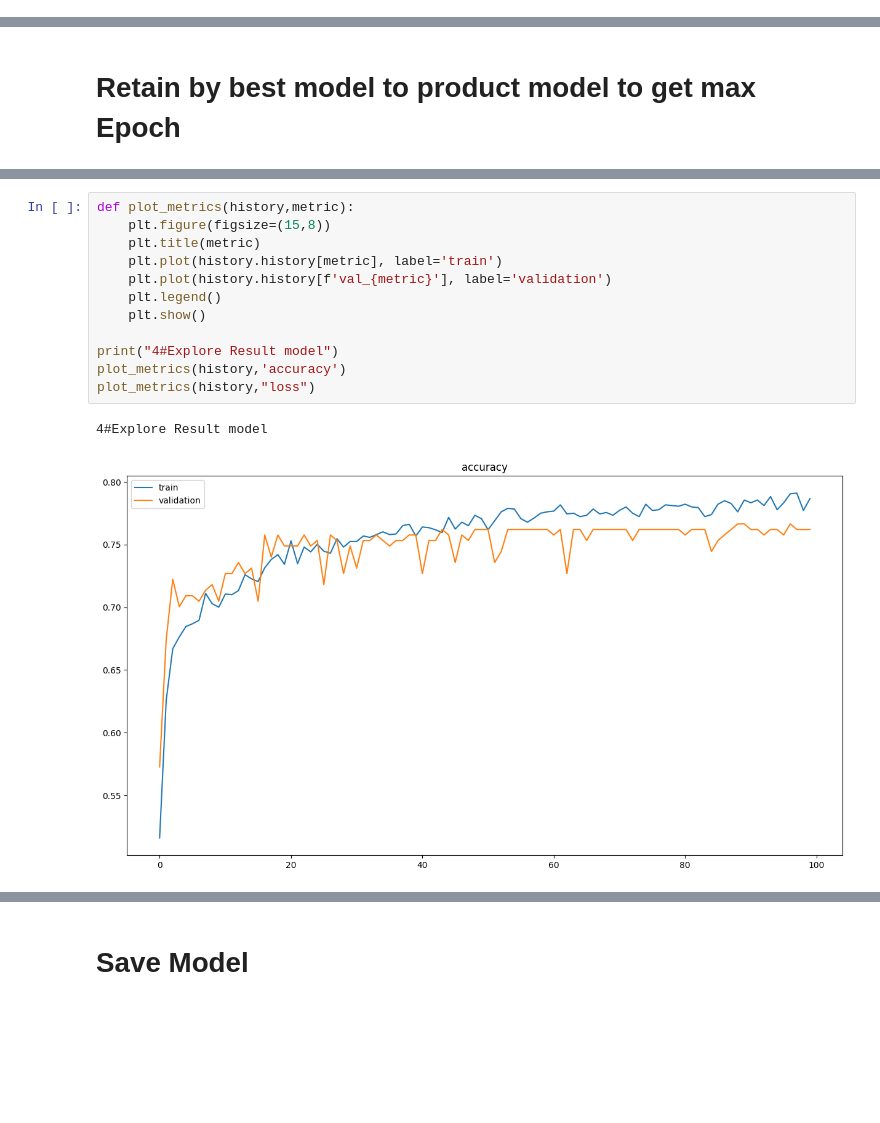
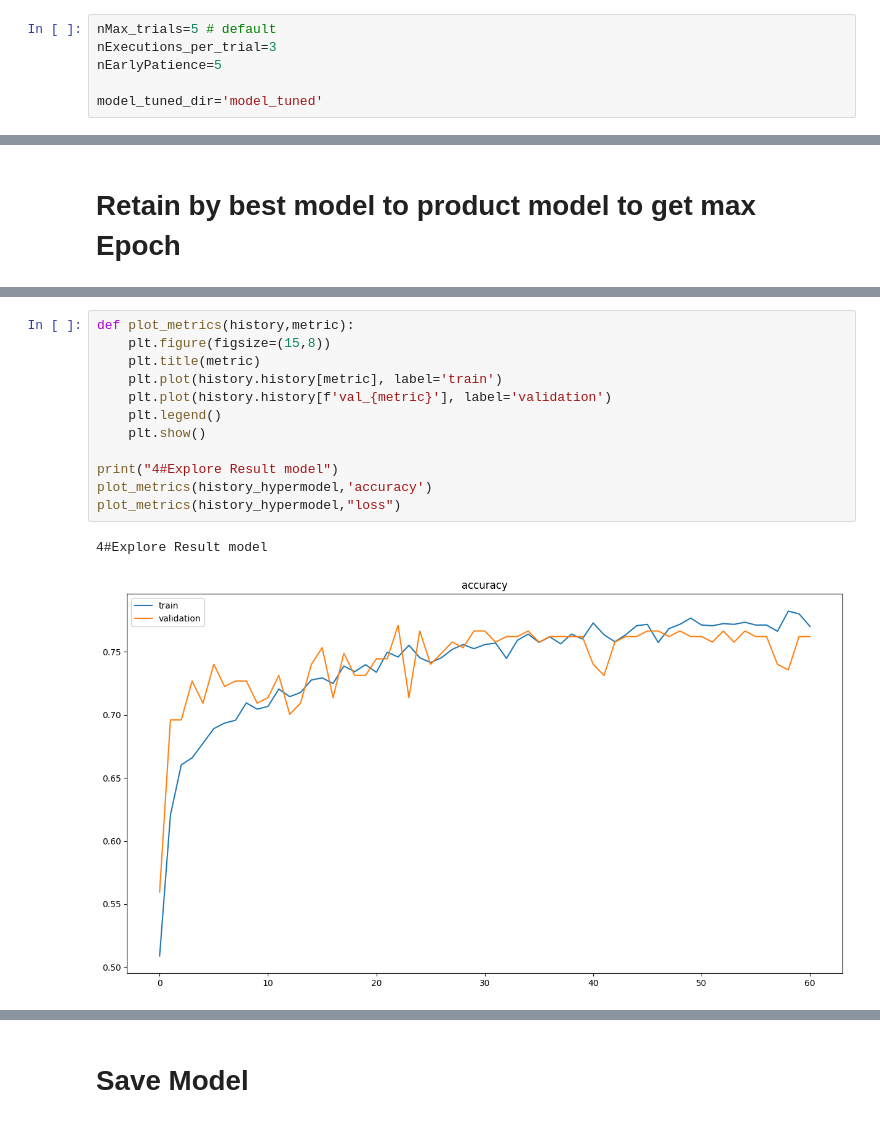
Before and after one commit to technqvi/MyYoutube-Demo, a Jupyter notebook: google_data_ai/t4-tuning_train_model.ipynb, the cells around one changed output, grey strips where cells are left out. Saved outputs shown, nothing was run; the diff lists cells and outputs as text; blank space fills up the shorter version.

```diff
--- a/google_data_ai/t4-tuning_train_model.ipynb
+++ b/google_data_ai/t4-tuning_train_model.ipynb
@@ -301,5 +297,11 @@ model_tuned_dir='model_tuned'
 # %% [output]
 All possible combination 4x2=8
+# %%
+nMax_trials=5 # default
+nExecutions_per_trial=3
+nEarlyPatience=5
+
+model_tuned_dir='model_tuned'
 # %%
 import keras_tuner as kt
 from keras_tuner.engine.hyperparameters import HyperParameters
@@ -417,15 +419,15 @@ Evaluation on Test-Data at 89 epochs : loss=0.7894460558891296 and accuracy= 0.6
 # %%
 def plot_metrics(history,metric):
     plt.figure(figsize=(15,8))
     plt.title(metric)
     plt.plot(history.history[metric], label='train')
     plt.plot(history.history[f'val_{metric}'], label='validation')
     plt.legend()
     plt.show()
 
 print("4#Explore Result model")
-plot_metrics(history,'accuracy')
-plot_metrics(history,"loss")
+plot_metrics(history_hypermodel,'accuracy')
+plot_metrics(history_hypermodel,"loss")
 # %% [output]
 4#Explore Result model
-[figure, old version]
+[figure, new version]
```
Also changed, not shown: parts of 11 cells of this notebook, 36 other files.
